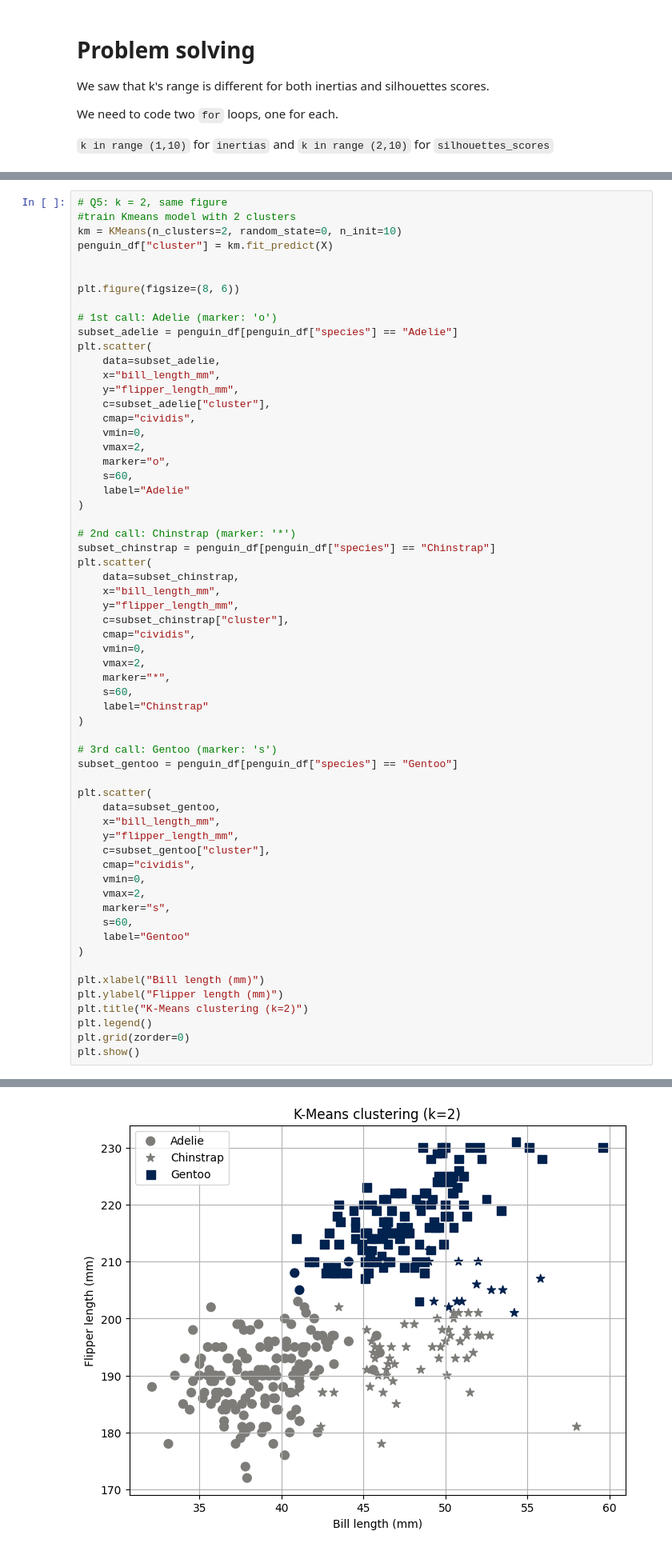
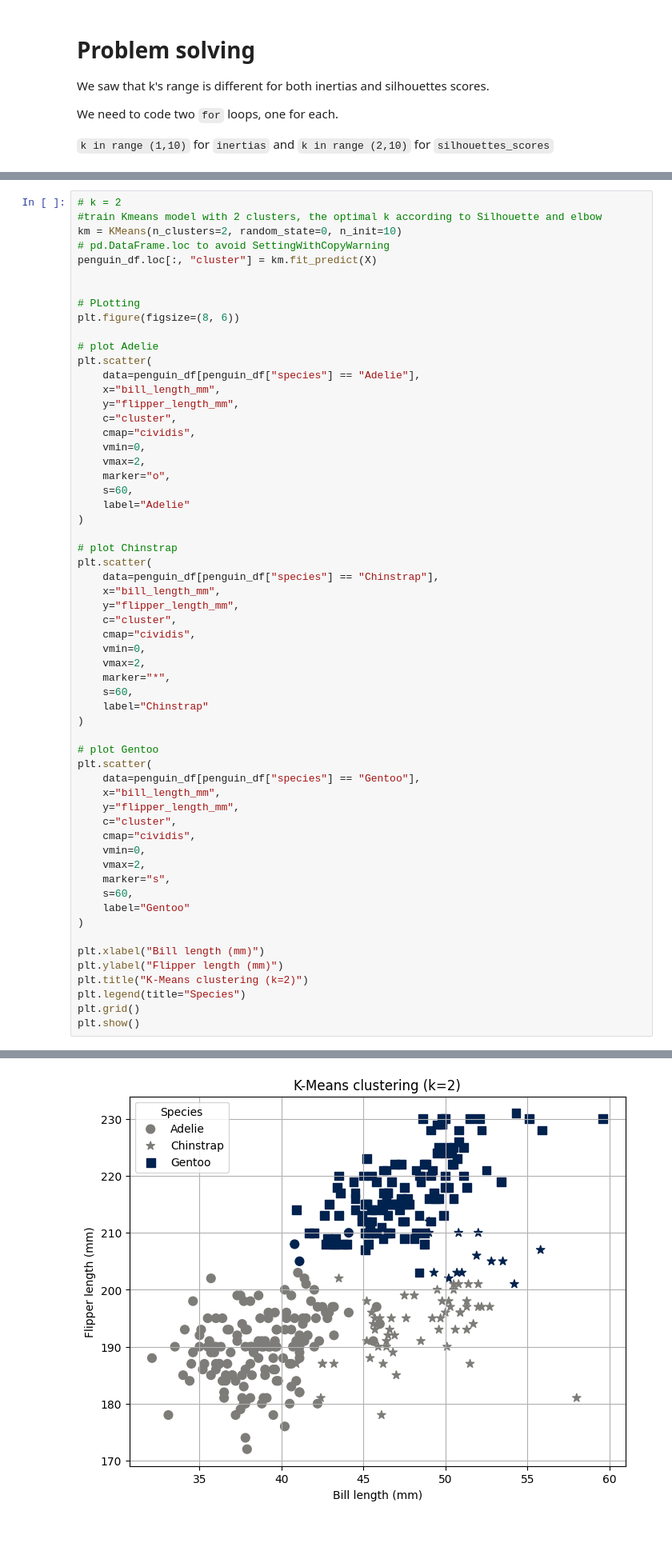
Before and after one commit to fiona-crdt/2026_Intro_Python, a Jupyter notebook: FEEDBACK_FionaCardot_1_8_ex4.ipynb, the cells around one changed output, grey strips where cells are left out. Shown at 80% size. Cells and saved outputs as stored; diff of their text form.

```diff
--- a/FEEDBACK_FionaCardot_1_8_ex4.ipynb
+++ b/FEEDBACK_FionaCardot_1_8_ex4.ipynb
@@ -300,21 +330,22 @@ Kmeans failed was not able to differenciate Adelie and Chinstrap. One cluster is
 The silhouette score preferred k = 2; the data has three species. In a comment, say what that
 disagreement means. It is not a bug in either method.
 # %%
-# Q5: k = 2, same figure
-#train Kmeans model with 2 clusters
+# k = 2
+#train Kmeans model with 2 clusters, the optimal k according to Silhouette and elbow
 km = KMeans(n_clusters=2, random_state=0, n_init=10)
-penguin_df["cluster"] = km.fit_predict(X)
+# pd.DataFrame.loc to avoid SettingWithCopyWarning
+penguin_df.loc[:, "cluster"] = km.fit_predict(X)
 
 
+# PLotting
 plt.figure(figsize=(8, 6))
 
-# 1st call: Adelie (marker: 'o')
-subset_adelie = penguin_df[penguin_df["species"] == "Adelie"]
+# plot Adelie
 plt.scatter(
-    data=subset_adelie,
+    data=penguin_df[penguin_df["species"] == "Adelie"],
     x="bill_length_mm",
     y="flipper_length_mm",
-    c=subset_adelie["cluster"],
+    c="cluster",
     cmap="cividis",
     vmin=0,
     vmax=2,
@@ -323,13 +354,12 @@ plt.scatter(
     label="Adelie"
 )
 
-# 2nd call: Chinstrap (marker: '*')
-subset_chinstrap = penguin_df[penguin_df["species"] == "Chinstrap"]
+# plot Chinstrap
 plt.scatter(
-    data=subset_chinstrap,
+    data=penguin_df[penguin_df["species"] == "Chinstrap"],
     x="bill_length_mm",
     y="flipper_length_mm",
-    c=subset_chinstrap["cluster"],
+    c="cluster",
     cmap="cividis",
     vmin=0,
     vmax=2,
@@ -338,14 +368,12 @@ plt.scatter(
     label="Chinstrap"
 )
 
-# 3rd call: Gentoo (marker: 's')
-subset_gentoo = penguin_df[penguin_df["species"] == "Gentoo"]
-
+# plot Gentoo
 plt.scatter(
-    data=subset_gentoo,
+    data=penguin_df[penguin_df["species"] == "Gentoo"],
     x="bill_length_mm",
     y="flipper_length_mm",
-    c=subset_gentoo["cluster"],
+    c="cluster",
     cmap="cividis",
     vmin=0,
     vmax=2,
@@ -357,7 +385,7 @@ plt.scatter(
 plt.xlabel("Bill length (mm)")
 plt.ylabel("Flipper length (mm)")
 plt.title("K-Means clustering (k=2)")
-plt.legend()
-plt.grid(zorder=0)
+plt.legend(title="Species")
+plt.grid()
 plt.show()
 # %% [output]
@@ -369,2 +392,2 @@ See the caveats in the documentation: https://pandas.pydata.org/pandas-docs/stab
-[figure, old version]
+[figure, new version]
 # %% [markdown]
```
Also changed, not shown: parts of 12 cells of this notebook.
